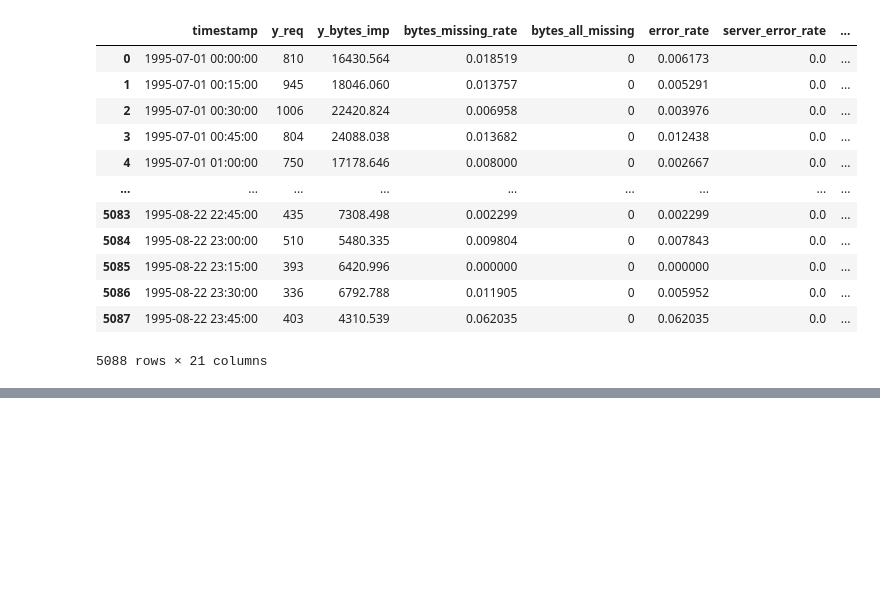
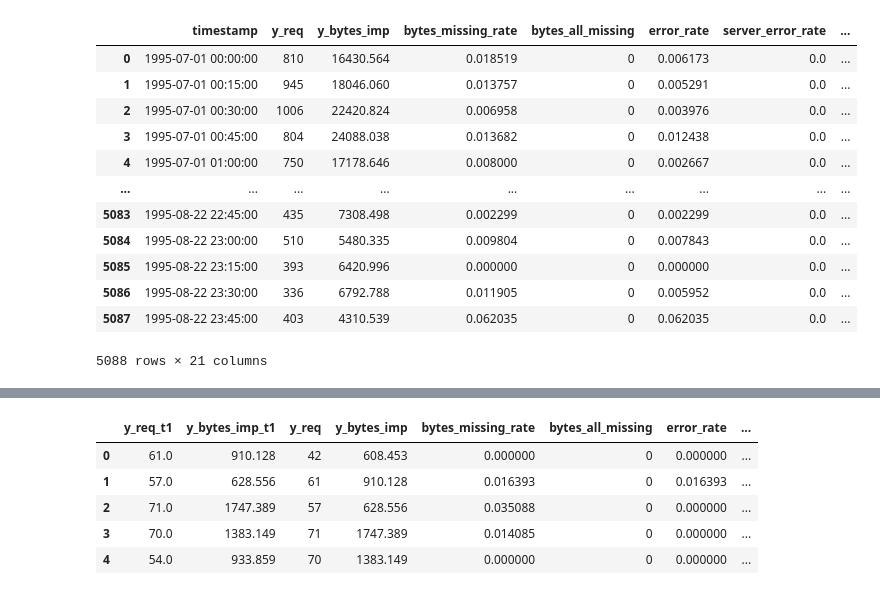
Before and after one commit to quanai06/DATAFLOW_2026_UET.EPOCH_0_AUTOSCALING_ANALYSIS, a Jupyter notebook: notebooks/aggregation_and_feature_engineering.ipynb, the cells around one changed output, grey strips where cells are left out. Drawn from its saved outputs; the diff is of its cells as text; code cells hidden in the pictures; blank space fills up the shorter version.

```diff
--- a/notebooks/aggregation_and_feature_engineering.ipynb
+++ b/notebooks/aggregation_and_feature_engineering.ipynb
@@ -303,3 +310,7 @@ display(df_15m)
+# %%
+df_1m=create_label(df_1m)
+df_5m=create_label(df_5m)
+df_15m=create_label(df_15m)
 # %%
 df_1m.isnull().sum()
 # %% [output]
@@ -342,0 +350,11 @@ df_15m.to_parquet("../../DATAFLOW_2026_UET.EPOCH_0_AUTOSCALING_ANALYSIS/data/mod
+# %%
+def fill_missing(df):
+    df=df.copy()
+    df["avg_url_len"]=df["avg_url_len"].fillna(0)
+    df["avg_path_depth"]=df["avg_path_depth"].fillna(0)
+    return df
+df_1m_no_missing=fill_missing(df_1m)
+df_5m_no_missing=fill_missing(df_5m)
+df_15m_no_missing=fill_missing(df_15m)
+print(df_1m_no_missing.isnull().sum())
+df_1m_no_missing["flag_data_gap"].value_counts()
@@ -342,0 +403,67 @@ df_15m.to_parquet("../../DATAFLOW_2026_UET.EPOCH_0_AUTOSCALING_ANALYSIS/data/mod
+# %%
+from typing import List
+def create_time_features(df: pd.DataFrame)-> pd.DataFrame:
+    df["sin_hour"] = np.sin(2 * np.pi * df["hour"] / 24.0)
+    df["cos_hour"] = np.cos(2 * np.pi * df["hour"] / 24.0)
+    df["sin_weekday"] = np.sin(2 * np.pi * df["weekday"] / 7.0)
+    df["cos_weekday"] = np.cos(2 * np.pi * df["weekday"] / 7.0)
+
+    return df
+def select_features(df:pd.DataFrame,target_cols :List[str] =["y_req_t1","y_bytes_imp_t1"],gap_flag_col :str="flag_data_gap",)-> pd.DataFrame:
+    df=df.sort_values("timestamp")
+    candidate_features=[
+        *target_cols,
+
+        "y_req",
+        "y_bytes_imp",
+
+        # Quality / missingness
+        "bytes_missing_rate",
+        "bytes_all_missing",
+
+        # Rates
+        "error_rate",
+        "server_error_rate",
+        "redirection_rate",
+        "dynamic_rate",
+        "commercial_rate",
+        "unknown_rate",
+
+        # URL/Path
+        "avg_url_len",
+        "avg_path_depth",
+
+        # Diversity/Geo/Method
+        "country_nunique",
+        "dir_nunique",
+        "method_nunique",
+        "top_country_share",
+        "endpoint_entropy",
+
+        # Time features
+        "hour",
+        "weekday",
+        "is_weekend",
+        "sin_hour",
+        "cos_hour",
+        "sin_weekday",
+        "cos_weekday",
+
+        # Gap flag
+        gap_flag_col,
+        ]
+    print(f"select {len(candidate_features)} columns")
+    df=df[candidate_features]
+    return df
+def preprocess(df:pd.DataFrame,):
+    df=df.copy()
+
+    df=create_time_features(df)
+    df=select_features(df)
+
+    return df
+df_1m_preprocessed=preprocess(df_1m_no_missing)
+df_5m_preprocessed=preprocess(df_5m_no_missing)
+df_15m_preprocessed=preprocess(df_15m_no_missing)
+df_1m_preprocessed.head(5)
+# %% [output]
@@ -342,0 +473,6 @@ df_15m.to_parquet("../../DATAFLOW_2026_UET.EPOCH_0_AUTOSCALING_ANALYSIS/data/mod
+|  | y_req_t1 | y_bytes_imp_t1 | y_req | y_bytes_imp | bytes_missing_rate | bytes_all_missing | error_rate | ... |
+| 0 | 61.0 | 910.128 | 42 | 608.453 | 0.000000 | 0 | 0.000000 | ... |
+| 1 | 57.0 | 628.556 | 61 | 910.128 | 0.016393 | 0 | 0.016393 | ... |
+| 2 | 71.0 | 1747.389 | 57 | 628.556 | 0.035088 | 0 | 0.000000 | ... |
+| 3 | 70.0 | 1383.149 | 71 | 1747.389 | 0.014085 | 0 | 0.000000 | ... |
+| 4 | 54.0 | 933.859 | 70 | 1383.149 | 0.000000 | 0 | 0.000000 | ... |
```
Also changed, not shown: parts of 12 cells of this notebook, 3 other files.
